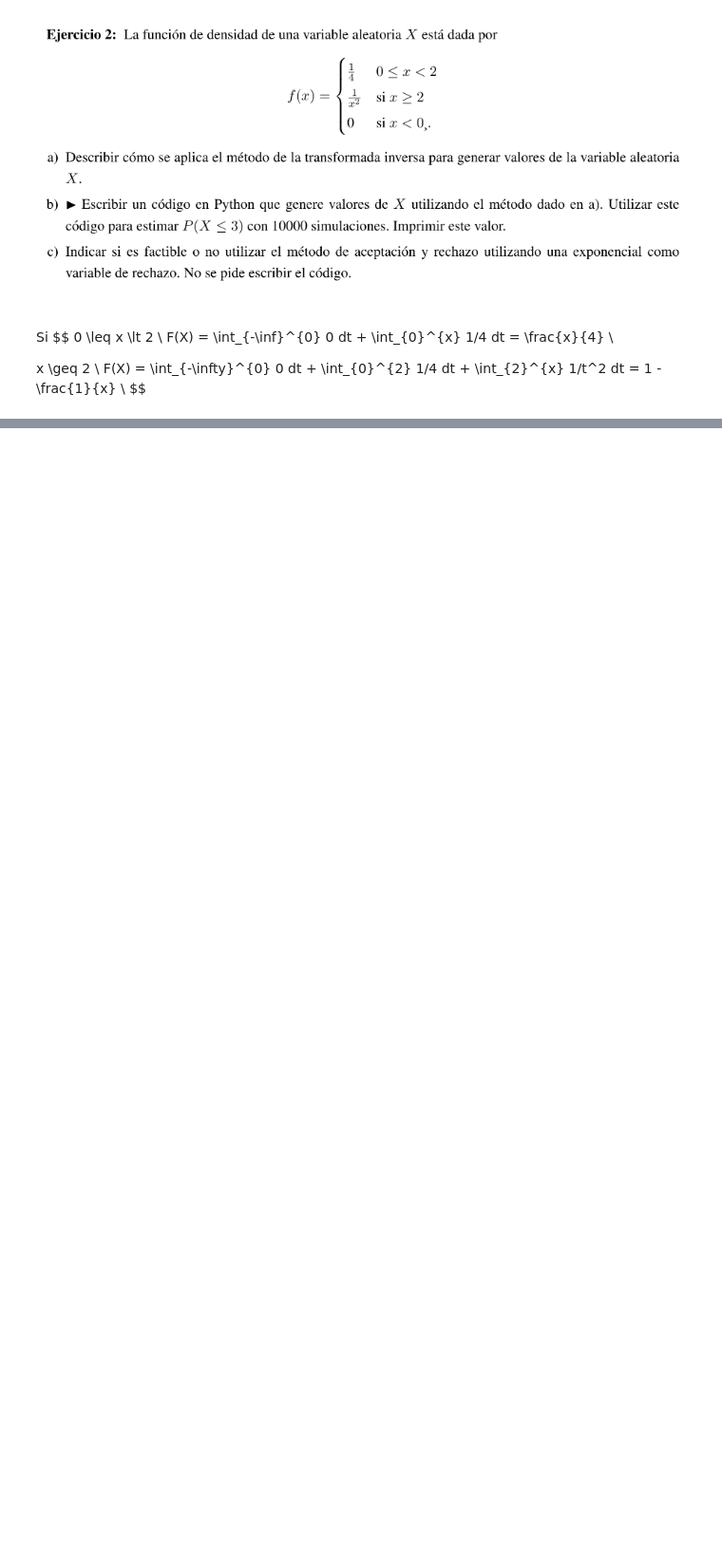
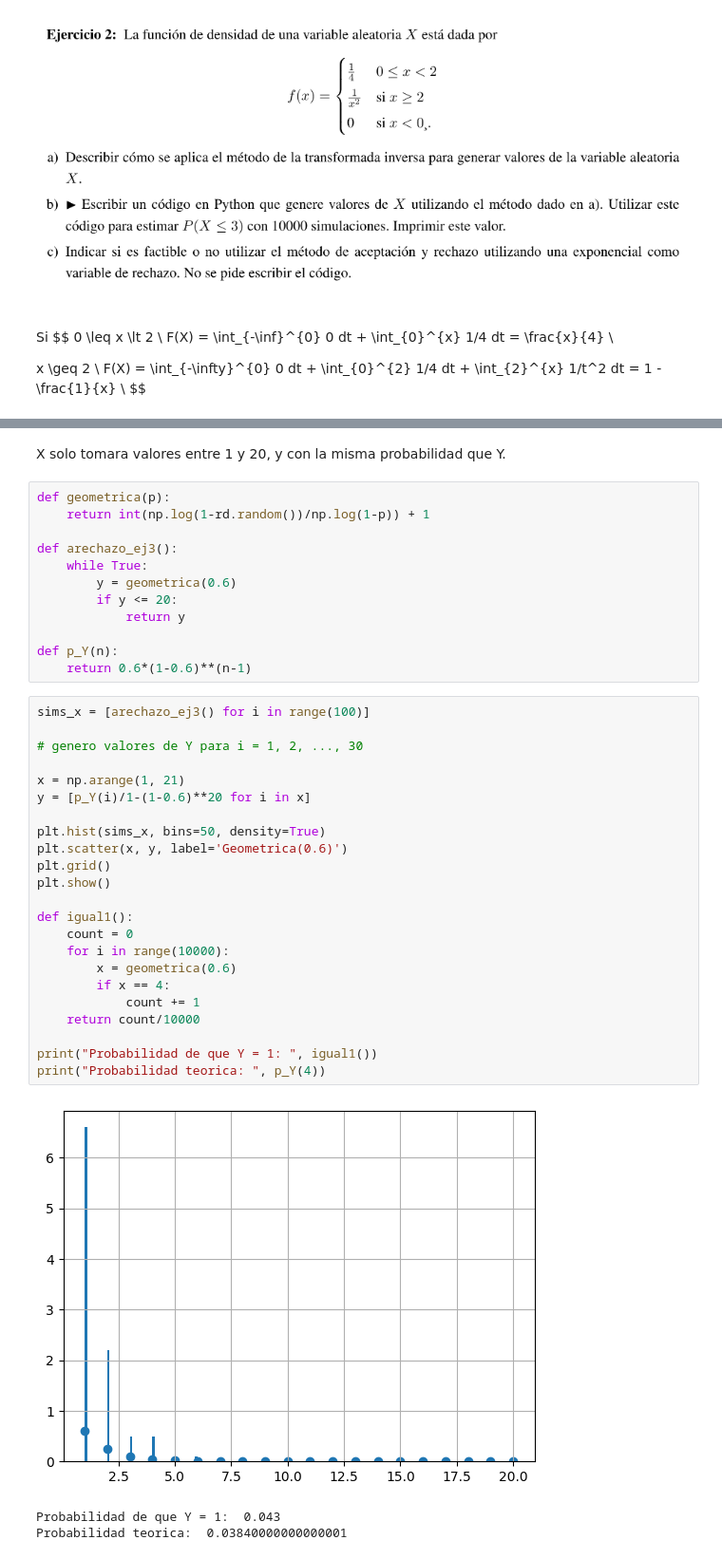
Before and after one commit to AdolfoBanchio/Famaf, a Jupyter notebook: 4to/Modelos y simulacion/parcial_2/parcial_2023.ipynb, the cells around one changed output, grey strips where cells are left out. Shown at 95% size. Saved outputs shown, nothing was run; the diff lists cells and outputs as text; blank space fills up the shorter version.

```diff
--- a/4to/Modelos y simulacion/parcial_2/parcial_2023.ipynb
+++ b/4to/Modelos y simulacion/parcial_2/parcial_2023.ipynb
@@ -50,0 +141,41 @@ def f_X_ej2(x):
+# %% [markdown]
+X solo tomara valores entre 1 y 20, y con la misma probabilidad que Y.
+# %%
+def geometrica(p):
+    return int(np.log(1-rd.random())/np.log(1-p)) + 1
+
+def arechazo_ej3():
+    while True:
+        y = geometrica(0.6)
+        if y <= 20:
+            return y
+
+def p_Y(n):
+    return 0.6*(1-0.6)**(n-1)
+# %%
+sims_x = [arechazo_ej3() for i in range(100)]
+
+# genero valores de Y para i = 1, 2, ..., 30
+
+x = np.arange(1, 21)
+y = [p_Y(i)/1-(1-0.6)**20 for i in x]
+
+plt.hist(sims_x, bins=50, density=True)
+plt.scatter(x, y, label='Geometrica(0.6)')
+plt.grid()
+plt.show()
+
+def igual1():
+    count = 0
+    for i in range(10000):
+        x = geometrica(0.6)
+        if x == 4:
+            count += 1
+    return count/10000
+
+print("Probabilidad de que Y = 1: ", igual1())
+print("Probabilidad teorica: ", p_Y(4))
+# %% [output]
+[figure, added]
+Probabilidad de que Y = 1:  0.043
+Probabilidad teorica:  0.03840000000000001
```
Also changed, not shown: parts of 14 cells of this notebook, 3 other files.
